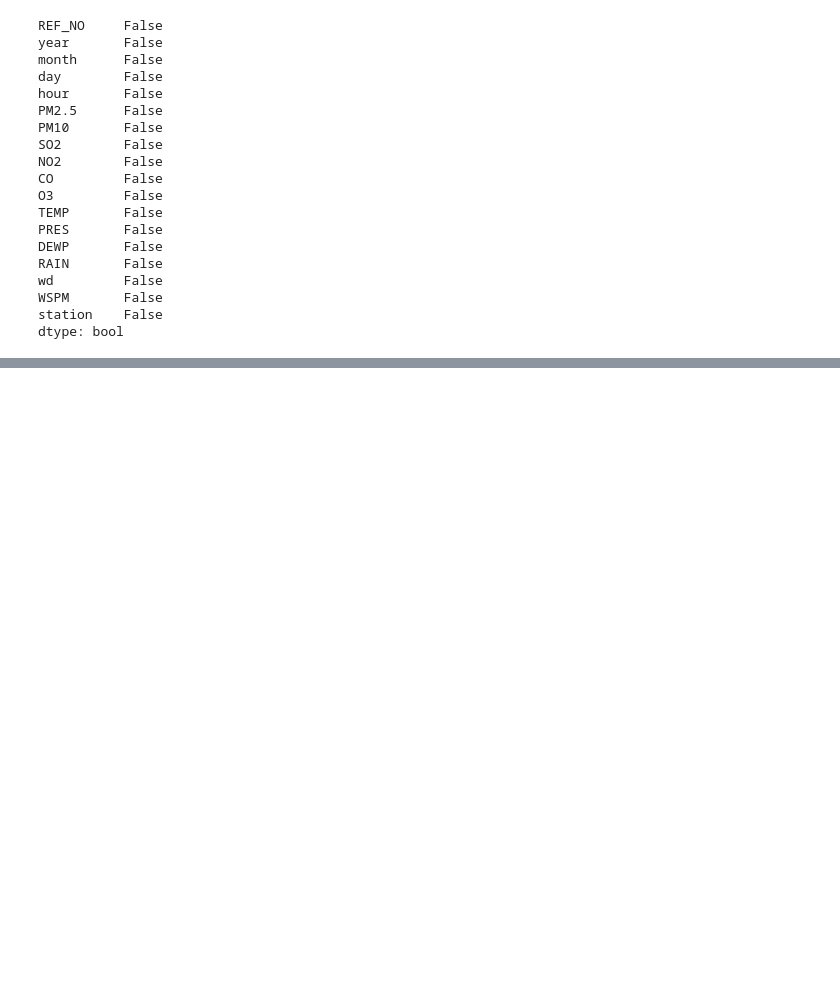
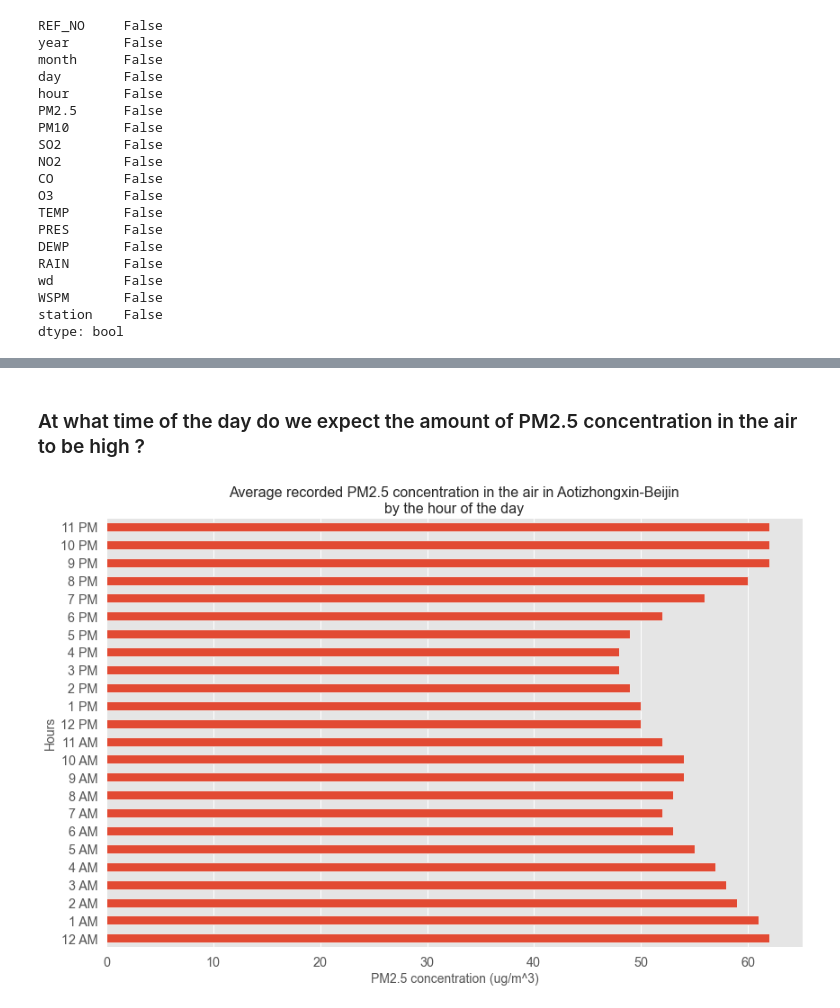
Before and after one commit to Karunakarbugide/PREDICTING-BEJINGS-AIR-POLLUTION, a Jupyter notebook: predict_bejing_air_pollution(PM2.5).ipynb, the cells around one changed output, grey strips where cells are left out. Saved outputs shown, nothing was run; the diff lists cells and outputs as text; code cells hidden in the pictures; blank space fills up the shorter version.

```diff
--- a/predict_bejing_air_pollution(PM2.5).ipynb
+++ b/predict_bejing_air_pollution(PM2.5).ipynb
@@ -242,0 +300,26 @@ dtype: bool
+# %% [markdown]
+### At what time of the day do we expect the amount of PM2.5 concentration in the air to be high ?
+# %%
+hourly_data = df_train[['hour','PM2.5']]
+hrs = ['12 AM','1 AM','2 AM','3 AM','4 AM','5 AM','6 AM','7 AM','8 AM','9 AM','10 AM',
+      '11 AM','12 PM','1 PM','2 PM','3 PM','4 PM','5 PM','6 PM','7 PM',
+      '8 PM','9 PM','10 PM','11 PM']
+hour_dict = {}
+for i,j in enumerate(hrs):
+    hour_dict.setdefault(i,j)
+
+hourly_data = hourly_data.groupby('hour').median().reset_index()
+hourly_data.hour = hourly_data.hour.map(hour_dict)
+hourly_data = hourly_data.set_index('hour')
+
+# plot the data
+with plt.style.context('ggplot'):
+    hourly_data.plot(figsize=(12,8),legend=False,kind='barh',linewidth=.9)
+    plt.ylabel('Hours',fontsize=14)
+    plt.xlabel('PM2.5 concentration (ug/m^3)',fontsize=14)
+    plt.title('Average recorded PM2.5 concentration in the air in Aotizhongxin-Beijin\nby the hour of the day',fontsize=16)
+    plt.grid(axis='y')
+    plt.tight_layout()
+    plt.show()
+# %% [output]
+[figure, added]
```
Also changed, not shown: parts of 10 cells of this notebook.
